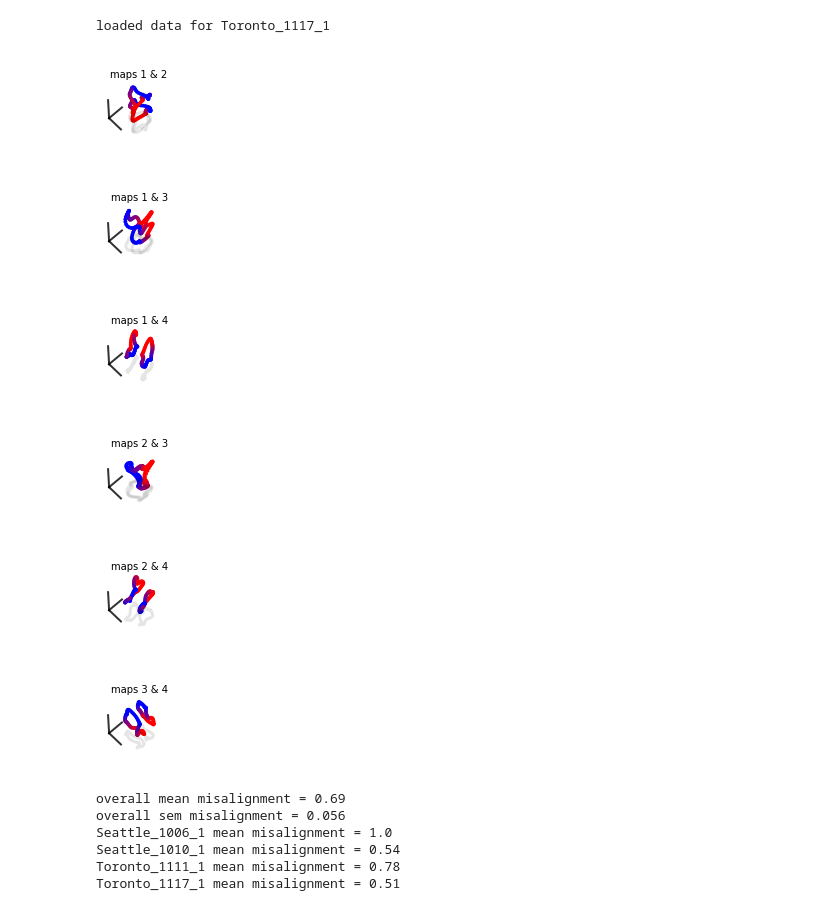
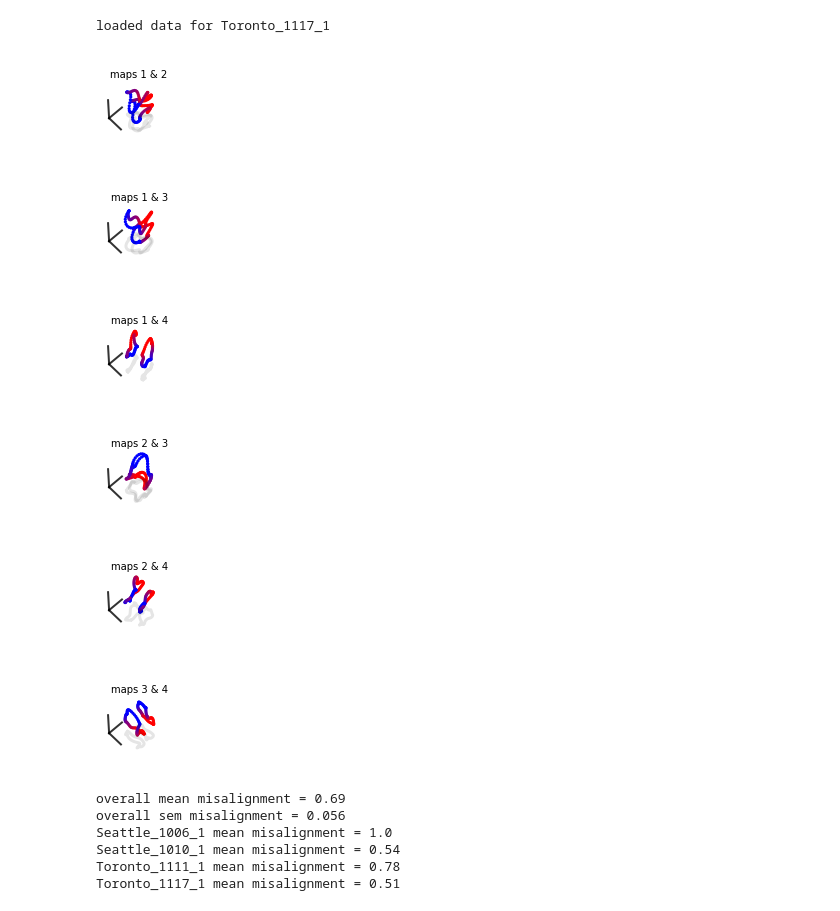
Before and after one commit to ahwillia/rnn_remapping_paper, a Jupyter notebook: fig6_multimap_neural/make_fig6.ipynb, the cells around one changed output. Saved outputs shown, nothing was run; the diff lists cells and outputs as text; code cells hidden in the pictures.

Commit message:
other rnn performance metrics and minor figure updates

```diff
--- a/fig6_multimap_neural/make_fig6.ipynb
+++ b/fig6_multimap_neural/make_fig6.ipynb
@@ -126,31 +116,36 @@ for i, p in enumerate(m_pairs):
 # %%
 ''' Figure 6B: example aligned manifolds for all pairs '''
 # get the centers for each position bin
 pos = d['A'][:, 0]
 bin_size = 5
 edges = np.arange(0, np.max(pos) + bin_size, bin_size)
 binned_pos = (edges[:-1] + edges[1:])/2
 
 # data params
 Y = d['Y'].copy()
 map_idx = d['idx']
 W = d['kmeans']['W'].copy()
 W_bool = W.astype(bool)
 
 # plots
-for m0_id, m1_id in m_pairs:
+for i, (m0_id, m1_id) in enumerate(m_pairs):
     map_idx = W_bool[:, m0_id] | W_bool[:, m1_id]
-    f, ax = fig6_plots.plot_c(Y[map_idx], binned_pos)
+
+    if (i == 0) or (i==3): # rotate maps as needed to show separation
+        f, ax = fig6_plots.plot_c(Y[map_idx], binned_pos, reflect_y=True)
+    else:
+        f, ax = fig6_plots.plot_c(Y[map_idx], binned_pos)
     ax.set_title(f'maps {m0_id+1} & {m1_id+1}',
                  fontsize=title_size, pad=-2)
+
     plt.show()
     f.savefig(f'{save_folder}{session_ID}_manifolds_{m0_id+1}{m1_id+1}.png',
               dpi=600, bbox_inches='tight')
 # %% [output]
-[figure, old version]
+[figure, new version]
 [figure]
 [figure]
-[figure, old version]
+[figure, new version]
 [figure]
 [figure]
 # %%
```
Also changed, not shown: parts of 1 cell of this notebook, 9 other files.
